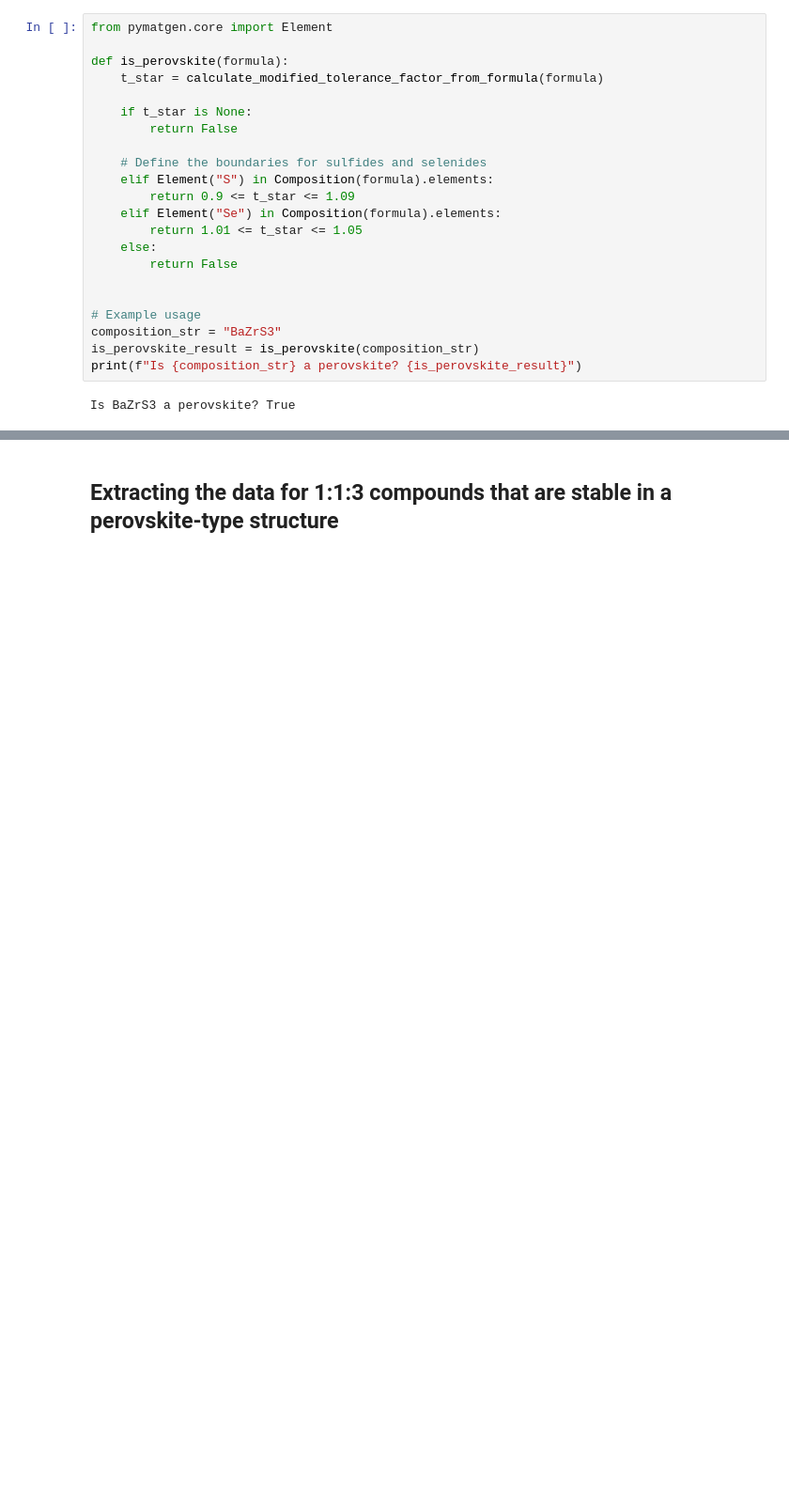
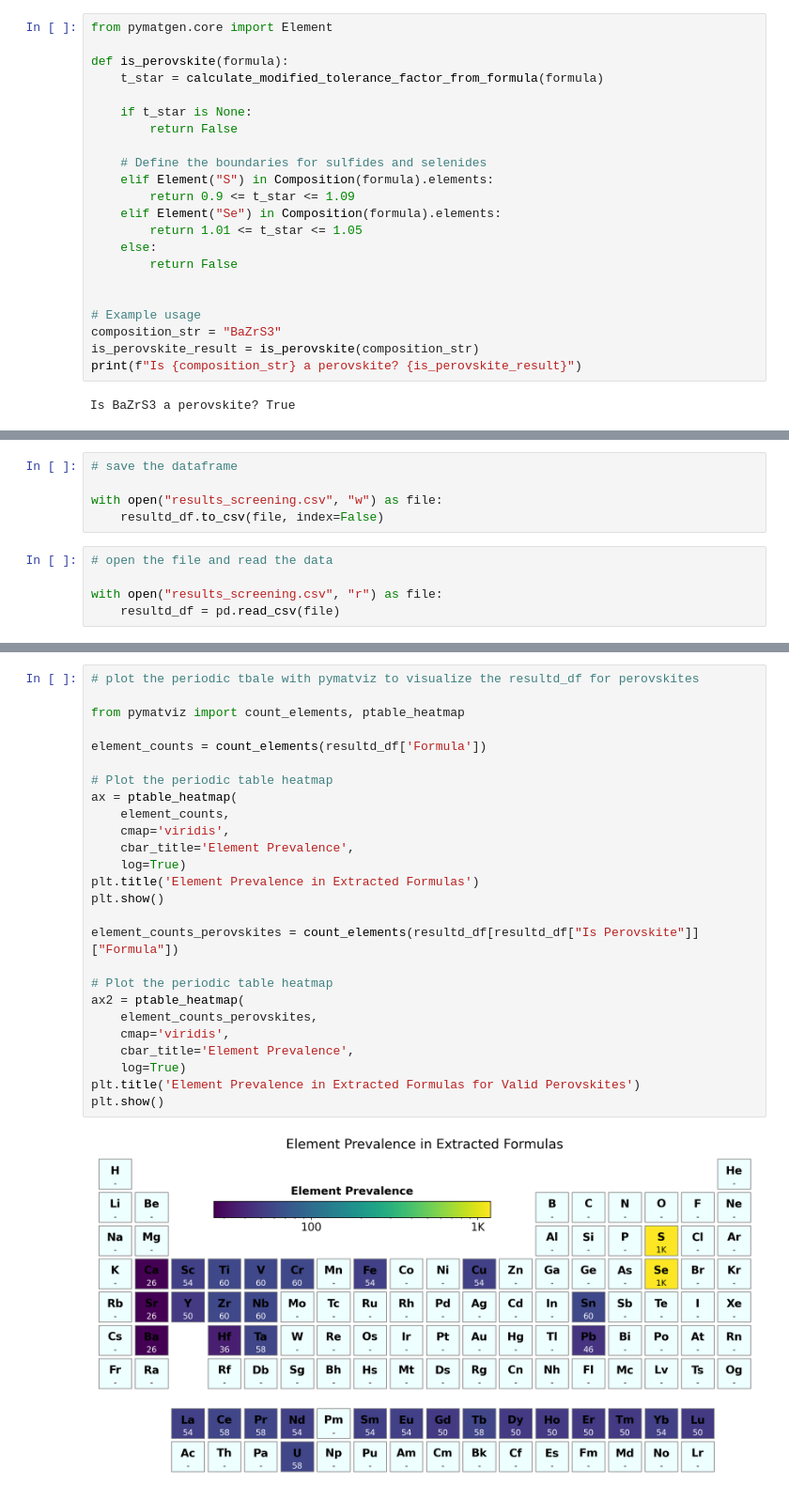
Before and after one commit to lamalab-org/matextract-book, a Jupyter notebook: content/perovskite/constrained_formulas.ipynb, the cells around one changed output, grey strips where cells are left out. Shown at 94% size. Saved outputs shown, nothing was run; the diff lists cells and outputs as text; blank space fills up the shorter version.

```diff
--- a/content/perovskite/constrained_formulas.ipynb
+++ b/content/perovskite/constrained_formulas.ipynb
@@ -580,6 +712,16 @@ Failed to retrieve ionic radii for: A(Tb, 3.0), B(Cr, 3.0), X(Se, -2.0)
 | 794 | TbCrS3 | False | NaN |
 | 795 | TbCrSe3 | False | NaN |
 796 rows × 3 columns
+# %%
+# save the dataframe
+
+with open("results_screening.csv", "w") as file:
+    resultd_df.to_csv(file, index=False)
+# %%
+# open the file and read the data
+
+with open("results_screening.csv", "r") as file:
+    resultd_df = pd.read_csv(file)
 # %%
 # count how many have a tolerance factor
 print(resultd_df["Is Perovskite"].value_counts())
@@ -597,3 +739,29 @@ True     0.192211
 Name: proportion, dtype: float64
-# %% [markdown]
-## Extracting the data for 1:1:3 compounds that are stable in a perovskite-type structure
+# %%
+# plot the periodic tbale with pymatviz to visualize the resultd_df for perovskites
+
+from pymatviz import count_elements, ptable_heatmap
+
+element_counts = count_elements(resultd_df['Formula'])
+
+# Plot the periodic table heatmap
+ax = ptable_heatmap(
+    element_counts,
+    cmap='viridis',
+    cbar_title='Element Prevalence',
+    log=True)
+plt.title('Element Prevalence in Extracted Formulas')
+plt.show()
+
+element_counts_perovskites = count_elements(resultd_df[resultd_df["Is Perovskite"]]["Formula"])
+
+# Plot the periodic table heatmap
+ax2 = ptable_heatmap(
+    element_counts_perovskites,
+    cmap='viridis',
+    cbar_title='Element Prevalence',
+    log=True)
+plt.title('Element Prevalence in Extracted Formulas for Valid Perovskites')
+plt.show()
+# %% [output]
+[figure, added]
```
Also changed, not shown: parts of 22 cells of this notebook, 4 other files.
